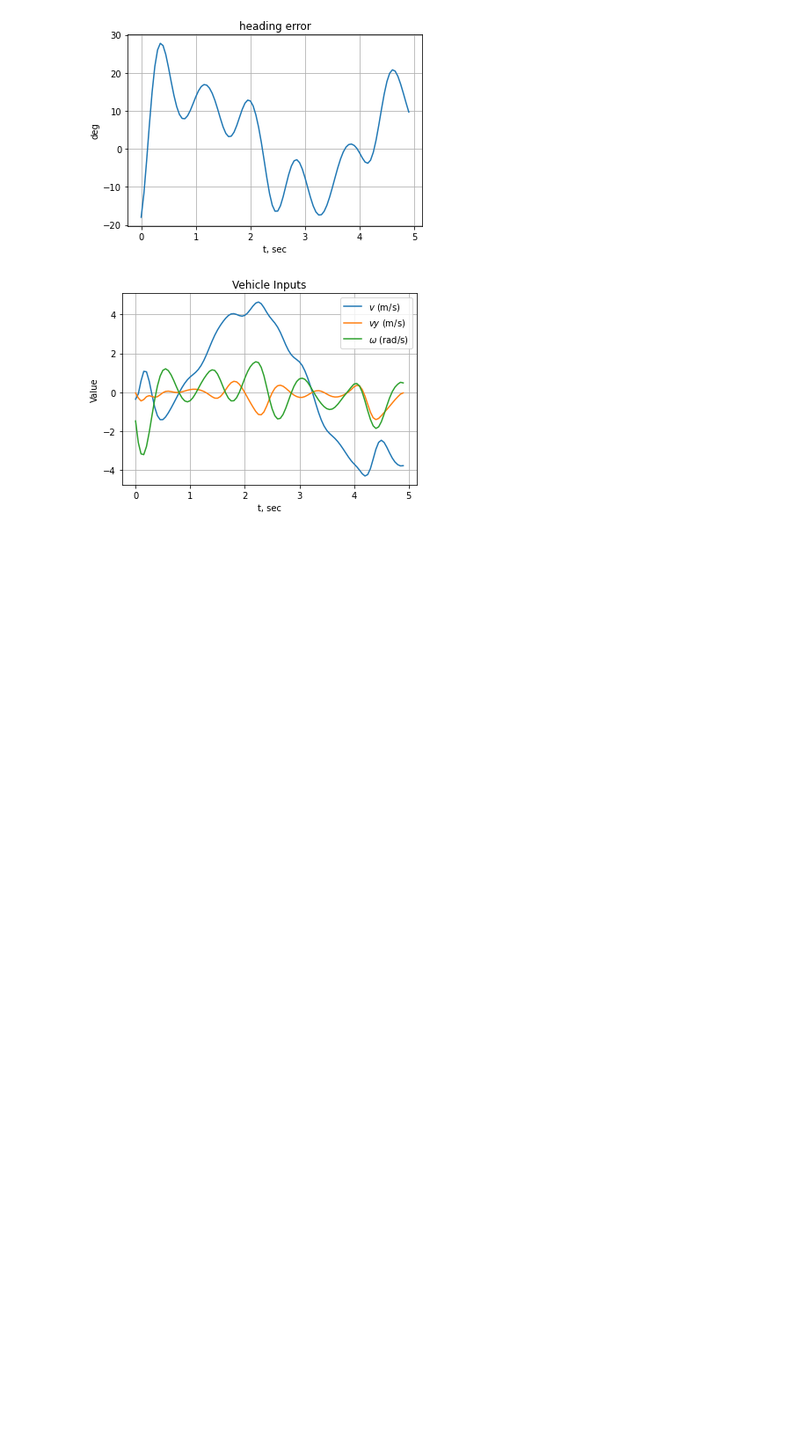
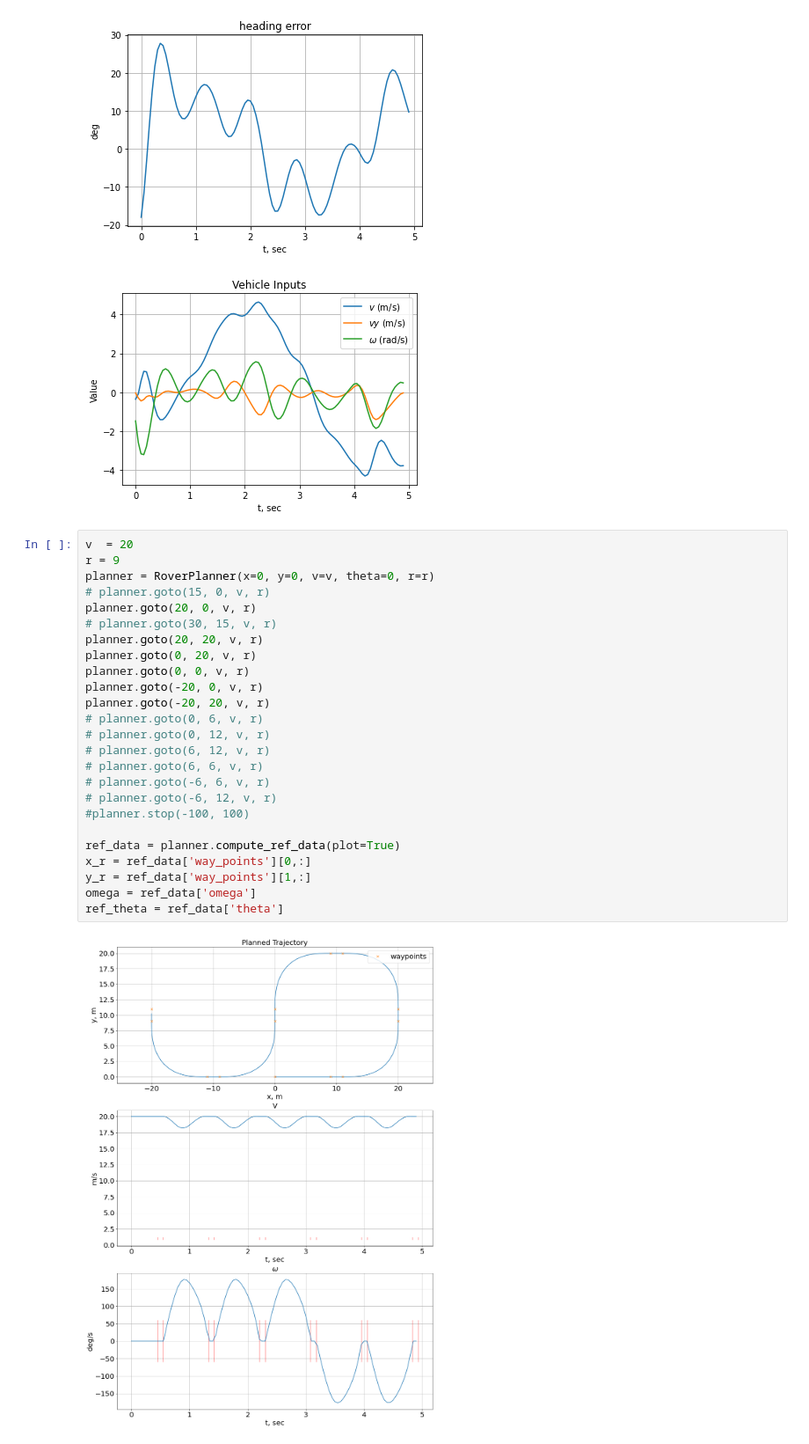
Before and after one commit to wsribunma/SE2_FlowPipes, a Jupyter notebook: RoverControl.ipynb, the cells around one changed output. Shown at 88% size. Saved outputs shown, nothing was run; the diff lists cells and outputs as text; blank space fills up the shorter version.

```diff
--- a/RoverControl.ipynb
+++ b/RoverControl.ipynb
@@ -53,3 +82,30 @@ plot_rover_sim(res=res, planner=planner)
 [figure]
 [figure]
 [figure]
+# %%
+v  = 20
+r = 9
+planner = RoverPlanner(x=0, y=0, v=v, theta=0, r=r)
+# planner.goto(15, 0, v, r)
+planner.goto(20, 0, v, r)
+# planner.goto(30, 15, v, r)
+planner.goto(20, 20, v, r)
+planner.goto(0, 20, v, r)
+planner.goto(0, 0, v, r)
+planner.goto(-20, 0, v, r)
+planner.goto(-20, 20, v, r)
+# planner.goto(0, 6, v, r)
+# planner.goto(0, 12, v, r)
+# planner.goto(6, 12, v, r)
+# planner.goto(6, 6, v, r)
+# planner.goto(-6, 6, v, r)
+# planner.goto(-6, 12, v, r)
+#planner.stop(-100, 100)
+
+ref_data = planner.compute_ref_data(plot=True)
+x_r = ref_data['way_points'][0,:]
+y_r = ref_data['way_points'][1,:]
+omega = ref_data['omega']
+ref_theta = ref_data['theta']
+# %% [output]
+[figure, added]
```
Also changed, not shown: parts of 20 cells of this notebook, 49 other files.
